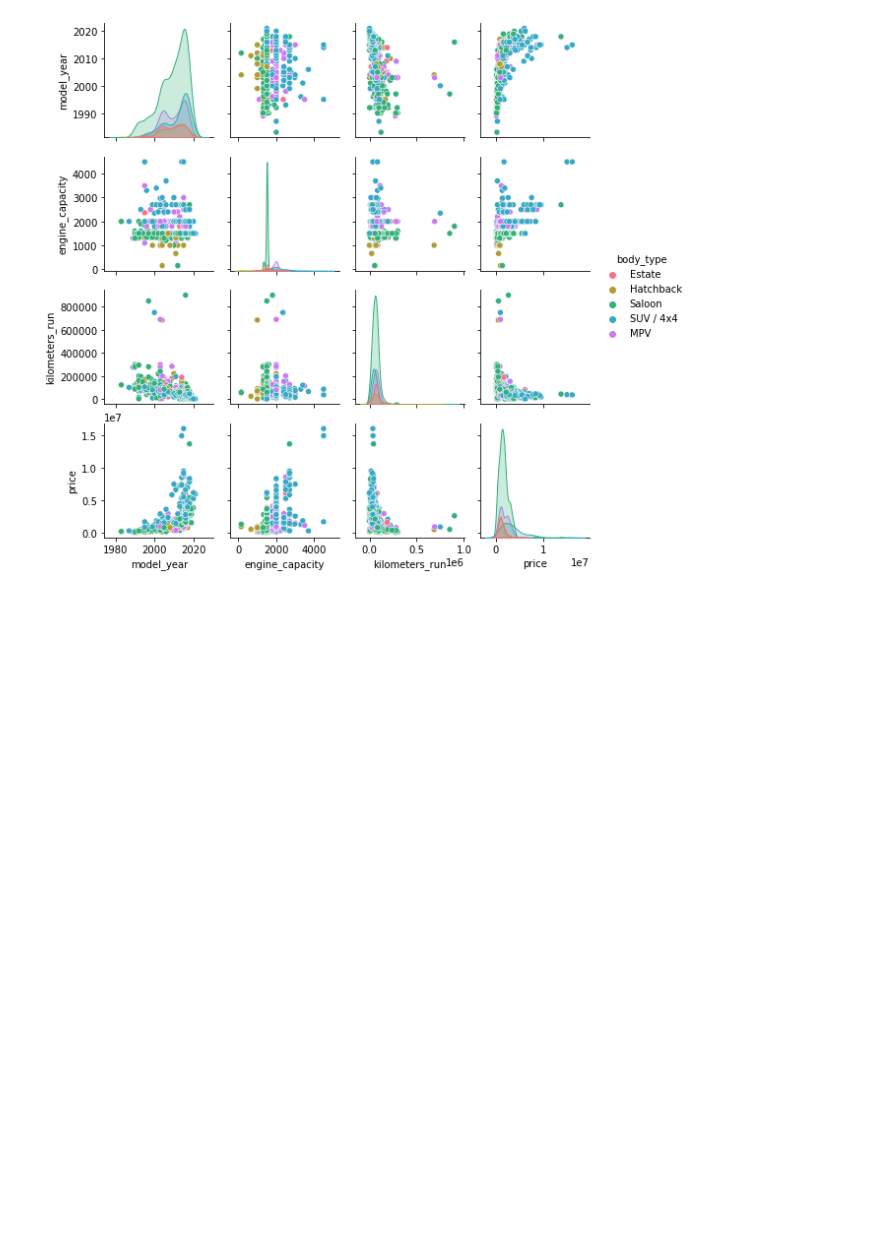
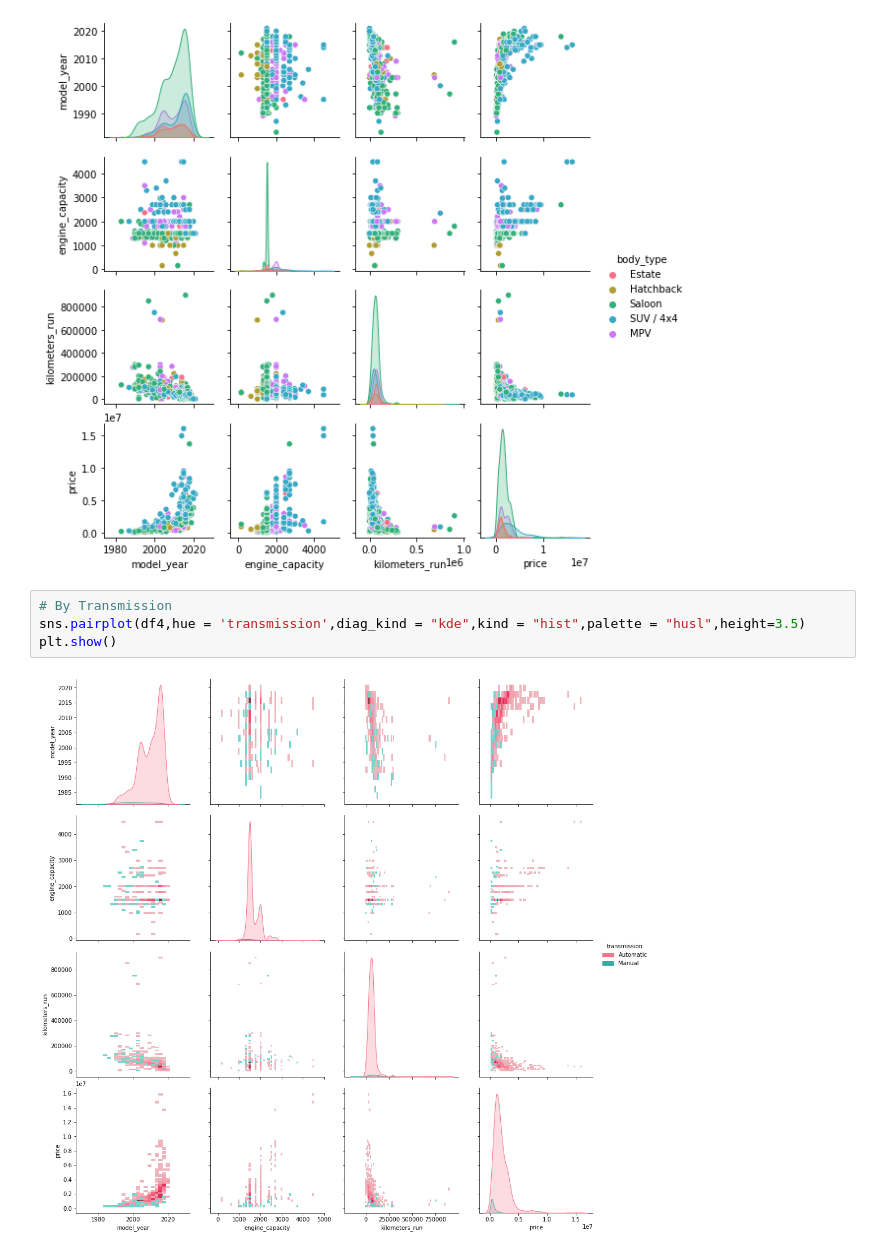
Before and after one commit to s-da-sailor/price-prediction-preowned-cars, a Jupyter notebook: Price Prediction.ipynb, the cells around one changed output. Saved outputs shown, nothing was run; the diff lists cells and outputs as text; blank space fills up the shorter version.

```diff
--- a/Price Prediction.ipynb
+++ b/Price Prediction.ipynb
@@ -368,3 +368,9 @@ sns.pairplot(df4,hue = 'body_type',diag_kind = "kde",kind = "scatter",palette =
 plt.show()
 # %% [output]
 [figure]
+# %%
+# By Transmission
+sns.pairplot(df4,hue = 'transmission',diag_kind = "kde",kind = "hist",palette = "husl",height=3.5)
+plt.show()
+# %% [output]
+[figure, added]
```
Also changed, not shown: parts of 26 cells of this notebook.
